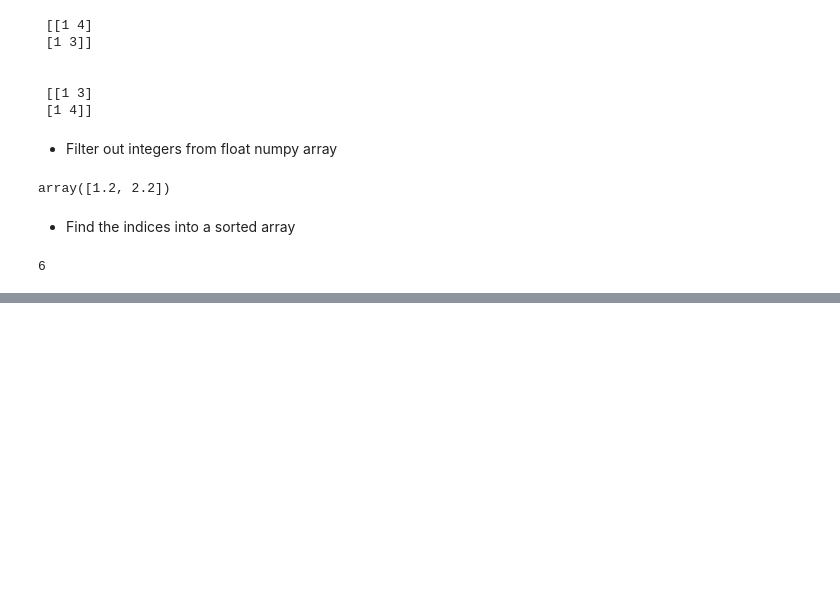
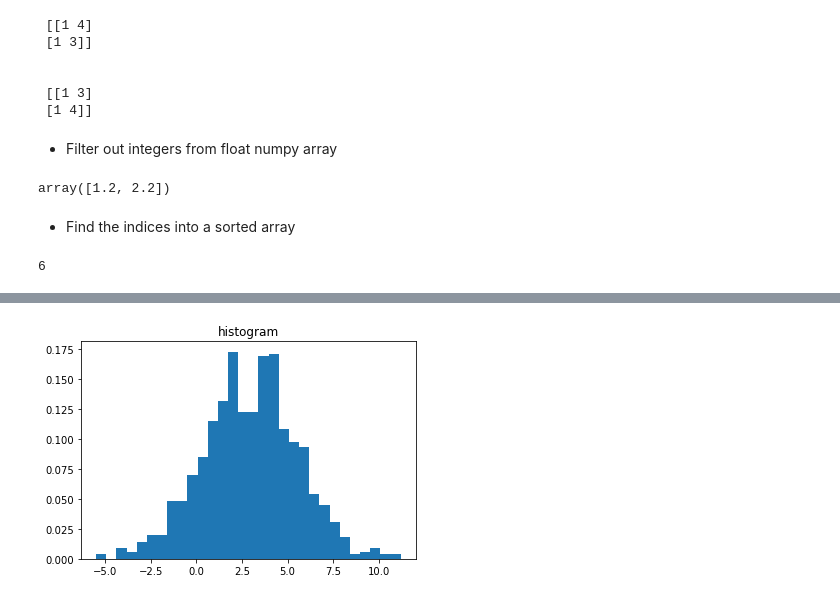
Before and after one commit to gstw7/deep-learning, a Jupyter notebook: tasks/Numpy/numpy.ipynb, the cells around one changed output, grey strips where cells are left out. Cells and saved outputs as stored; diff of their text form; code cells hidden in the pictures; blank space fills up the shorter version.

```diff
--- a/tasks/Numpy/numpy.ipynb
+++ b/tasks/Numpy/numpy.ipynb
@@ -760,0 +1237,7 @@ np.searchsorted(array, 3)
+# %%
+array = np.random.normal(3, 2.5, 1000)
+plt.hist(array, 30, density=True)
+plt.title("histogram")
+plt.show()
+# %% [output]
+[figure, added]
```
Also changed, not shown: parts of 107 cells of this notebook, 3 other files.
